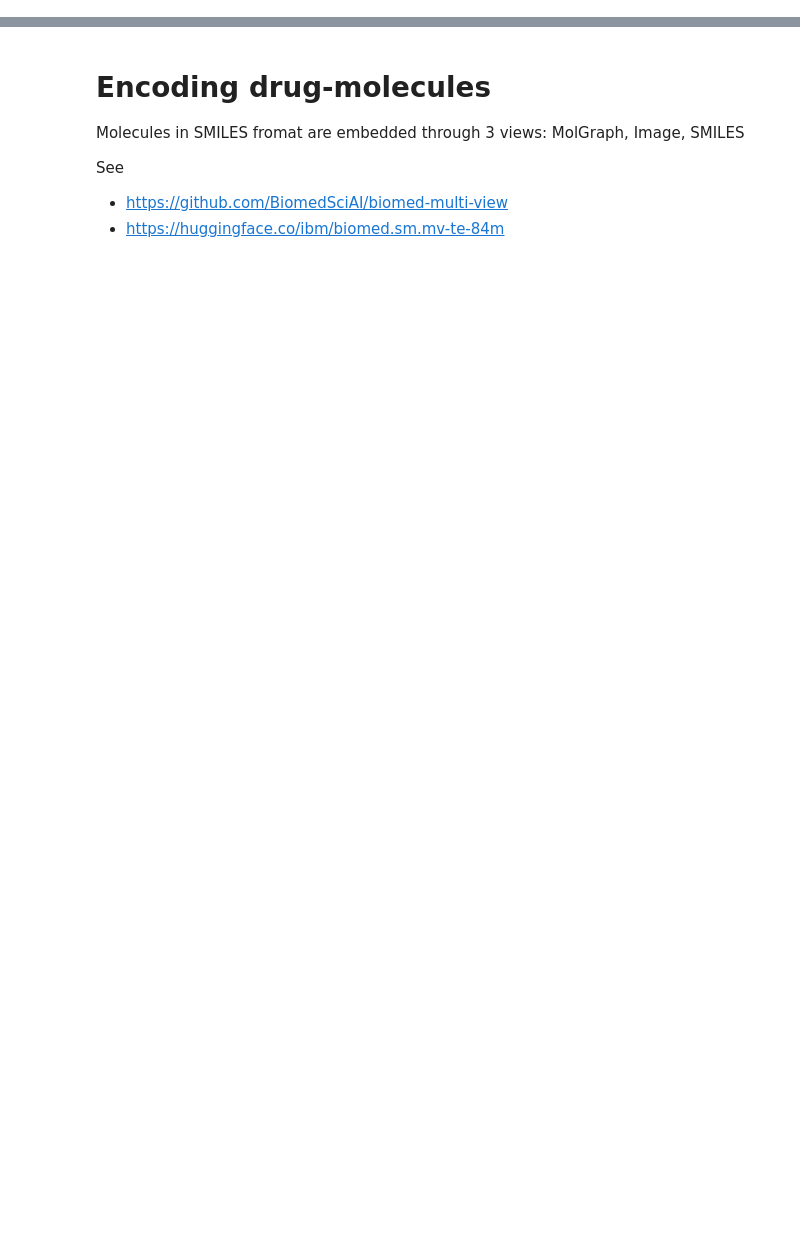
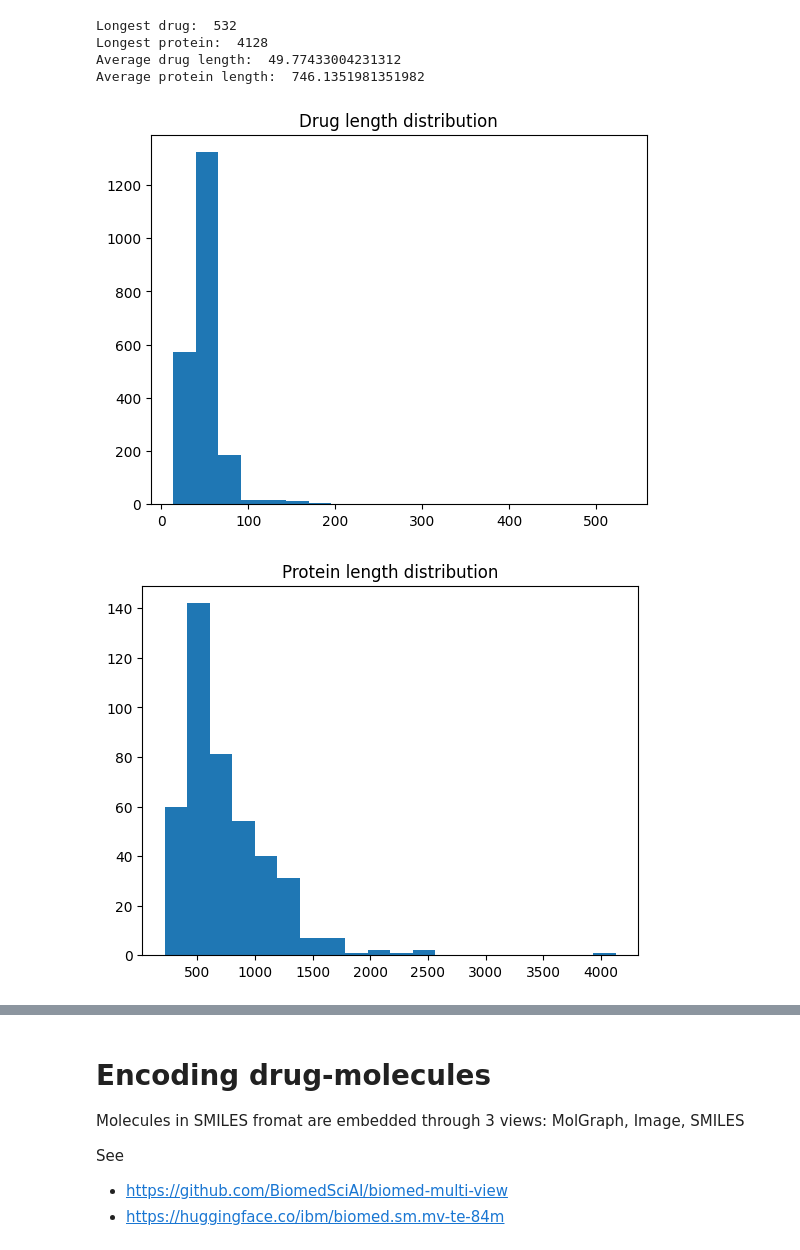
Before and after one commit to robsyc/biomed-multi-view-DTI-VAE, a Jupyter notebook: dti-vae/notebook.ipynb, the cells around one changed output, grey strips where cells are left out. Drawn from its saved outputs; the diff is of its cells as text; code cells hidden in the pictures; blank space fills up the shorter version.

Commit message:
big progress on multi-view model implementation, only protein VAE awaits before pretraining and DTI prediction implementation

```diff
--- a/dti-vae/notebook.ipynb
+++ b/dti-vae/notebook.ipynb
@@ -0,0 +50,28 @@
+# %%
+# get the lenght of the longest drug and protein
+max_drug = max([len(drug) for drug in drugs])
+max_target = max([len(target) for target in targets])
+print("Longest drug: ", max_drug)
+print("Longest protein: ", max_target)
+
+# get the average length of drugs and proteins
+avg_drug = np.mean([len(drug) for drug in drugs])
+avg_target = np.mean([len(target) for target in targets])
+print("Average drug length: ", avg_drug)
+print("Average protein length: ", avg_target)
+
+# get the distribution of drug and protein lengths in a histogram
+import matplotlib.pyplot as plt
+plt.hist([len(drug) for drug in drugs], bins=20)
+plt.title("Drug length distribution")
+plt.show()
+plt.hist([len(target) for target in targets], bins=20)
+plt.title("Protein length distribution")
+plt.show()
+# %% [output]
+Longest drug:  532
+Longest protein:  4128
+Average drug length:  49.77433004231312
+Average protein length:  746.1351981351982
+[figure, added]
+[figure, added]
```
Also changed, not shown: parts of 17 cells of this notebook, 4 other files.
